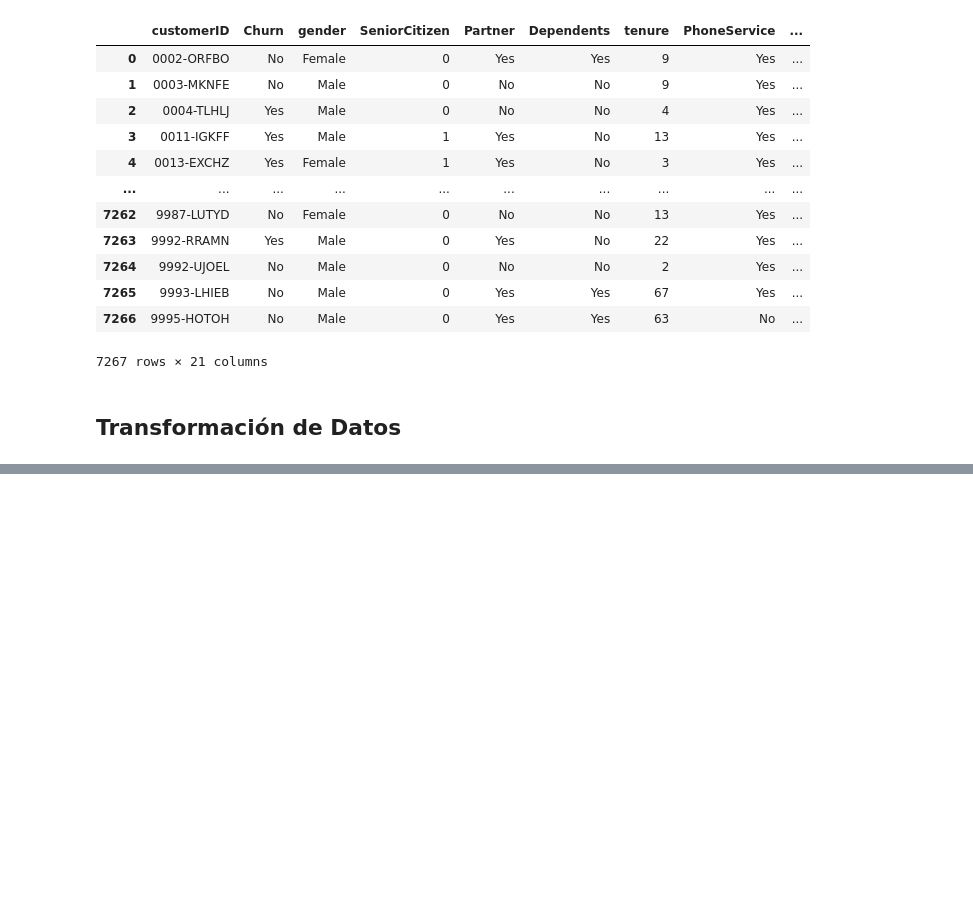
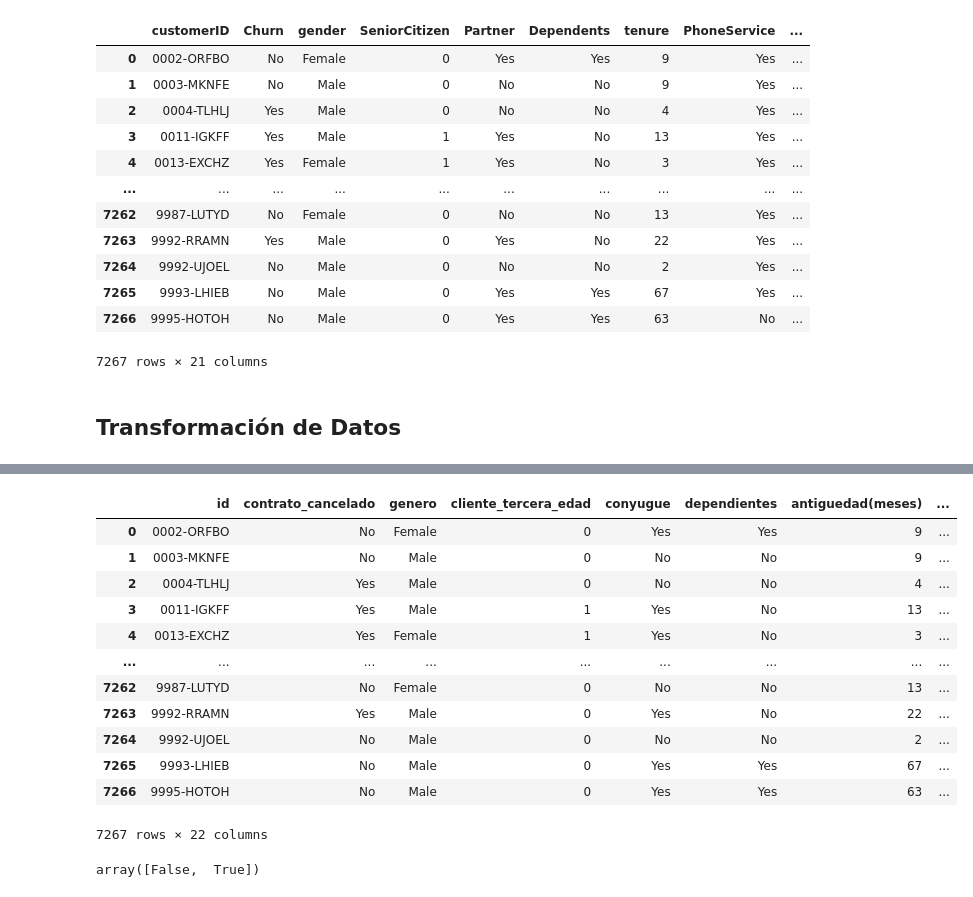
Before and after one commit to Fersh5/TelecomX, a Jupyter notebook: analisis_evasion_cliente.ipynb, the cells around one changed output, grey strips where cells are left out. Saved outputs shown, nothing was run; the diff lists cells and outputs as text; code cells hidden in the pictures; blank space fills up the shorter version.

```diff
--- a/analisis_evasion_cliente.ipynb
+++ b/analisis_evasion_cliente.ipynb
@@ -74,0 +190,5 @@ clean_data
+# %%
+clean_data['Charges.Total'] = clean_data['Charges.Total'].replace(' ',0)
+clean_data['Charges.Total'] = clean_data['Charges.Total'].astype(np.float64)
+# %%
+clean_data['cuenta_diaria'] = clean_data['Charges.Monthly']/30
@@ -74,0 +219,18 @@ clean_data
+# %%
+clean_data.columns = ['id','contrato_cancelado','genero','cliente_tercera_edad','conyugue','dependientes','antiguedad(meses)','servicio_telefonico','multilinea','servicio_internet','seguridad_online','respaldos','proteccion_dispositivos','soporte_tecnico','streaming_TV','streaming_movies','tipo_contrato','factura_digital','metodo_pago','cargo_mensual','total_pagado','cuenta_diaria']
+# %%
+clean_data
+# %% [output]
+|  | id | contrato_cancelado | genero | cliente_tercera_edad | conyugue | dependientes | antiguedad(meses) | ... |
+| 0 | 0002-ORFBO | No | Female | 0 | Yes | Yes | 9 | ... |
+| 1 | 0003-MKNFE | No | Male | 0 | No | No | 9 | ... |
+| 2 | 0004-TLHLJ | Yes | Male | 0 | No | No | 4 | ... |
+| 3 | 0011-IGKFF | Yes | Male | 1 | Yes | No | 13 | ... |
+| 4 | 0013-EXCHZ | Yes | Female | 1 | Yes | No | 3 | ... |
+| ... | ... | ... | ... | ... | ... | ... | ... | ... |
+| 7262 | 9987-LUTYD | No | Female | 0 | No | No | 13 | ... |
+| 7263 | 9992-RRAMN | Yes | Male | 0 | Yes | No | 22 | ... |
+| 7264 | 9992-UJOEL | No | Male | 0 | No | No | 2 | ... |
+| 7265 | 9993-LHIEB | No | Male | 0 | Yes | Yes | 67 | ... |
+| 7266 | 9995-HOTOH | No | Male | 0 | Yes | Yes | 63 | ... |
+7267 rows × 22 columns
@@ -74,0 +240,6 @@ clean_data
+# %%
+clean_data['cliente_tercera_edad'] = clean_data['cliente_tercera_edad'].replace(0,False)
+clean_data['cliente_tercera_edad'] = clean_data['cliente_tercera_edad'].replace(1,True)
+clean_data['cliente_tercera_edad'].unique()
+# %% [output]
+array([False,  True])
```
Also changed, not shown: parts of 24 cells of this notebook, 1 other file.
